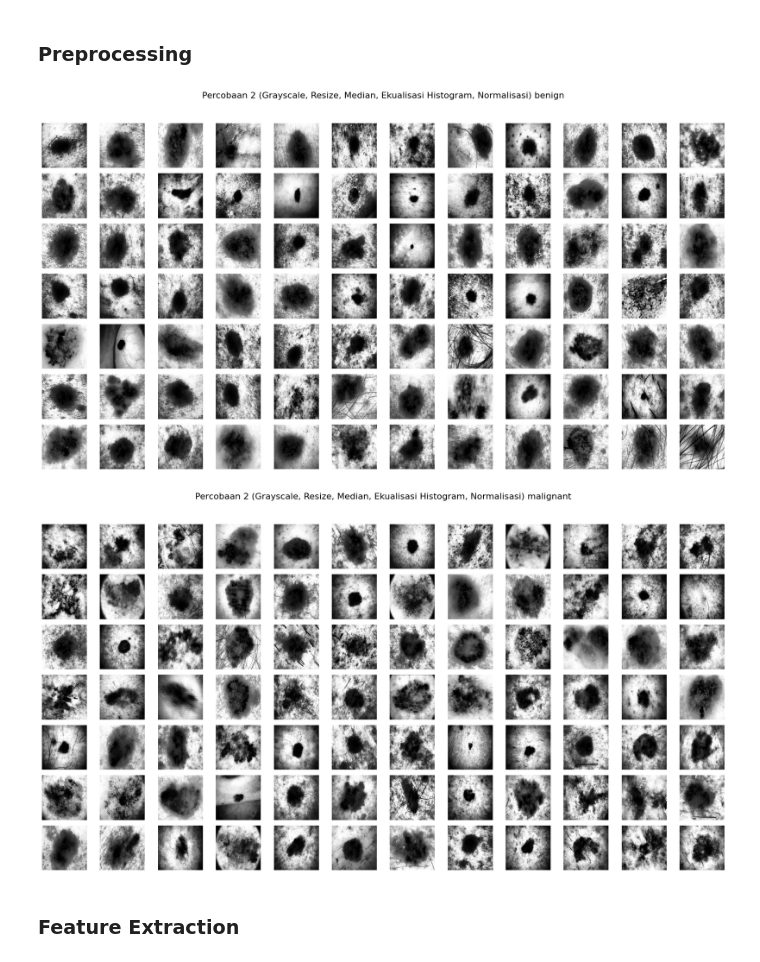
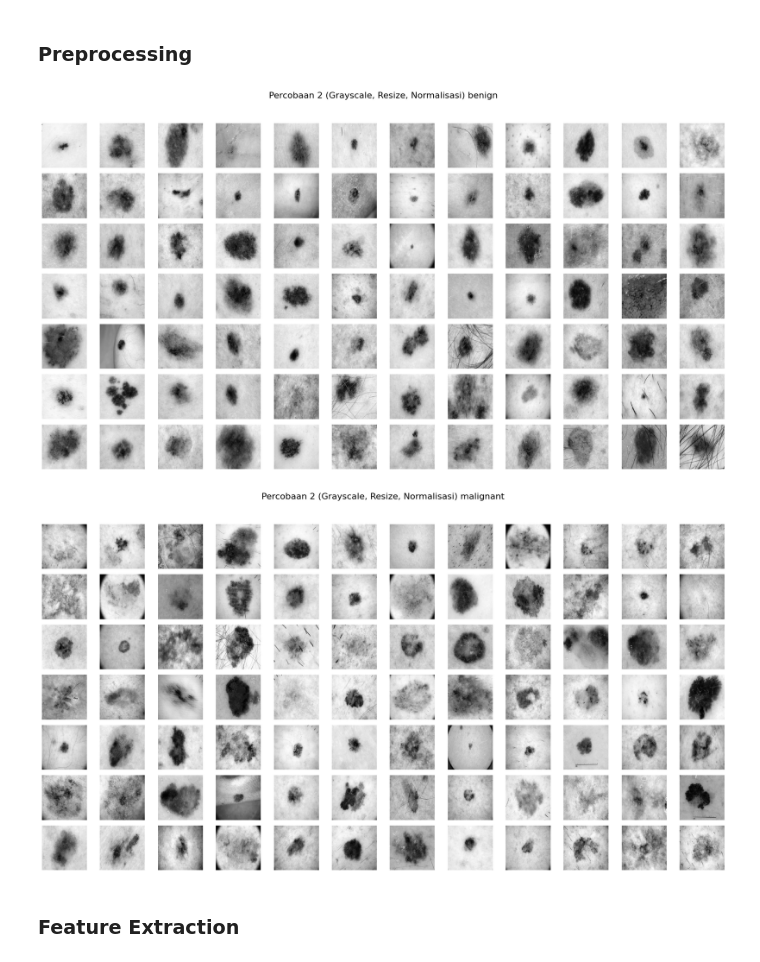
Before and after one commit to F1D02310118/Project-PCD-Klasifikasi-Kanker-Kulit-Jinak-dan-Ganas, a Jupyter notebook: Percobaan_2.ipynb, the cells around one changed output. Saved outputs shown, nothing was run; the diff lists cells and outputs as text; code cells hidden in the pictures.

```diff
--- a/Percobaan_2.ipynb
+++ b/Percobaan_2.ipynb
@@ -107,37 +79,35 @@ def normalize_min_max(image):
 # %%
 def percobaan_2(img):
     img_rsz = resize(img, 256, 256)
-    img_median = median_filter(img_rsz, 3, 3)
-    img_eq = histogram_equalization(img_median)
-    img_norm = normalize_min_max(img_eq)
+    img_norm = normalize_min_max(img_rsz)
 
     return img_norm
 
 dataPreprocessed = [percobaan_2(img) for img in data]
 
 unique_labels = sorted(set(labels))
 
 for label in unique_labels:
     # Ambil semua indeks gambar dari label ini
     idxs = [j for j, l in enumerate(labels) if l == label]
 
     # Buat grid 7x12 (cukup untuk 84 gambar, 7*12 = 84)
     fig, axs = plt.subplots(7, 12, figsize=(18, 10))
-    fig.suptitle(f'Percobaan 2 (Grayscale, Resize, Median, Ekualisasi Histogram, Normalisasi) {label}', fontsize=16)
+    fig.suptitle(f'Percobaan 2 (Grayscale, Resize, Normalisasi) {label}', fontsize=16)
 
     for k in range(84):
         row = k // 12
         col = k % 12
         ax = axs[row][col]
         ax.imshow(dataPreprocessed[idxs[k]], cmap='gray')
         ax.axis('off')
 
     plt.tight_layout()
     plt.subplots_adjust(top=0.9)  # beri ruang untuk judul
     plt.show()
 # %% [output]
-[figure, old version]
+[figure, new version]
-[figure, old version]
+[figure, new version]
 # %% [markdown]
 ### Feature Extraction
 # %%
```
Also changed, not shown: parts of 8 cells of this notebook, 5 other files.
